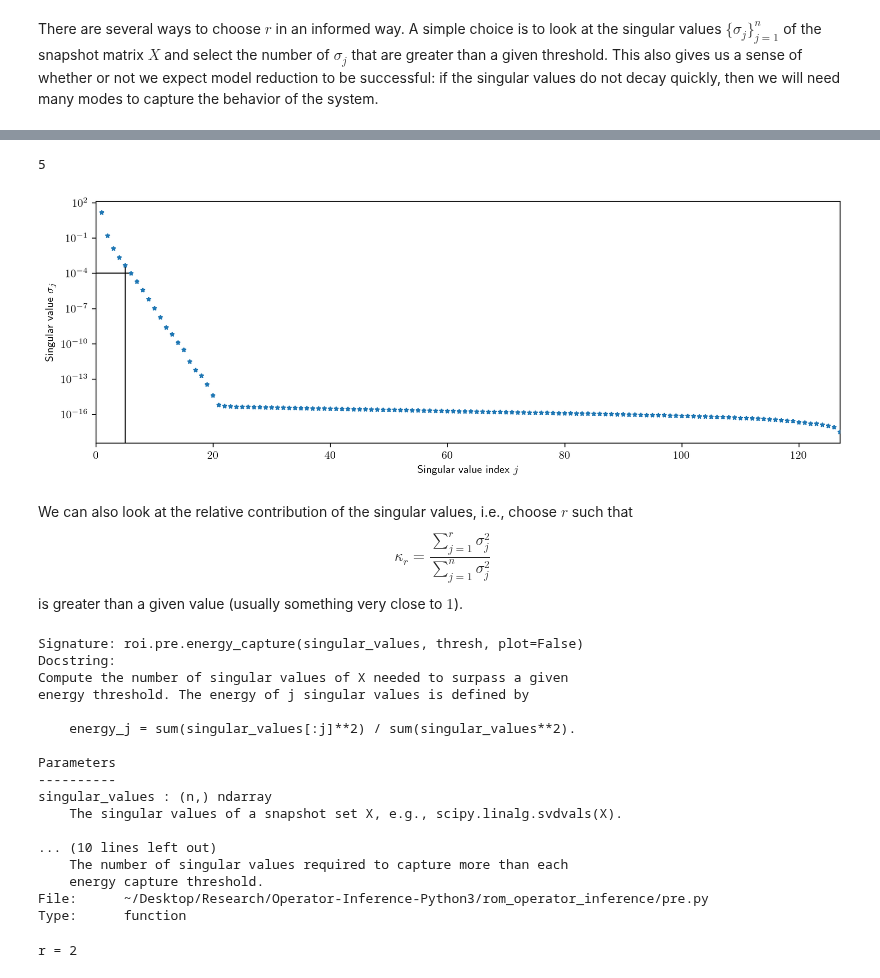
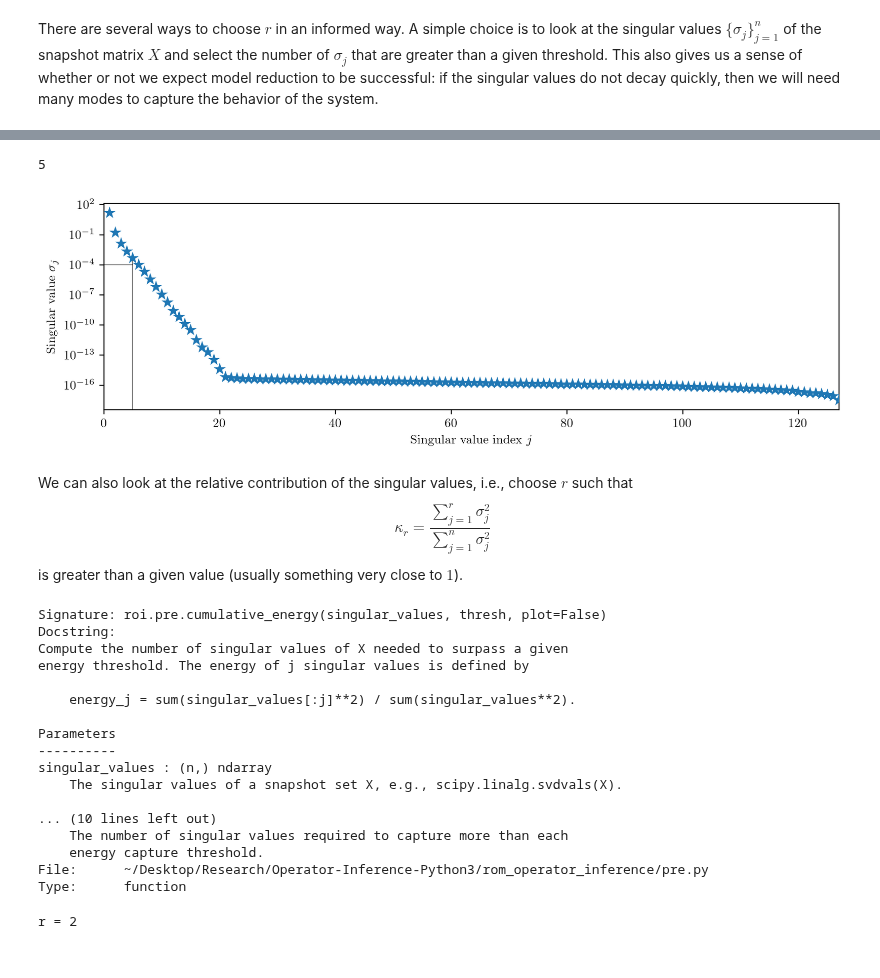
Before and after one commit to Willcox-Research-Group/rom-operator-inference-Python3, a Jupyter notebook: examples/tutorial.ipynb, the cells around one changed output, grey strips where cells are left out. Drawn from its saved outputs; the diff is of its cells as text; code cells hidden in the pictures.

Commit message:
rename pre funcs for svdval analysis, update figs

```diff
--- a/examples/tutorial.ipynb
+++ b/examples/tutorial.ipynb
@@ -5,8 +5,11 @@ from scipy import linalg as la
 from scipy.integrate import solve_ivp
 from matplotlib import pyplot as plt
 # %%
-plt.rc("figure", dpi=300, figsize=(12,4))
+# Matplotlib customizations.
+plt.rc("figure", dpi=300, figsize=(6,2))
 plt.rc("text", usetex=True)
+plt.rc("font", family="serif")
+plt.rc("legend", edgecolor='none')
 # %% [markdown]
 # ROM Operator Inference Tutorial
 # %% [markdown]
@@ -247,8 +254,8 @@ Type:      function
 # %%
-roi.pre.significant_svdvals(svdvals, 1e-4, plot=True)
+roi.pre.svdval_decay(svdvals, 1e-4, plot=True)
 # %% [output]
 5
-[figure, old version]
+[figure, new version]
 # %% [markdown]
 We can also look at the relative contribution of the singular values, i.e., choose $r$ such that
 $$
@@ -256,9 +263,9 @@ $$
 $$
 is greater than a given value (usually something very close to $1$).
 # %%
-roi.pre.energy_capture?
+roi.pre.cumulative_energy?
 # %% [output]
-Signature: roi.pre.energy_capture(singular_values, thresh, plot=False)
+Signature: roi.pre.cumulative_energy(singular_values, thresh, plot=False)
 Docstring:
 Compute the number of singular values of X needed to surpass a given
 energy threshold. The energy of j singular values is defined by
```
Also changed, not shown: parts of 11 cells of this notebook, 4 other files.
